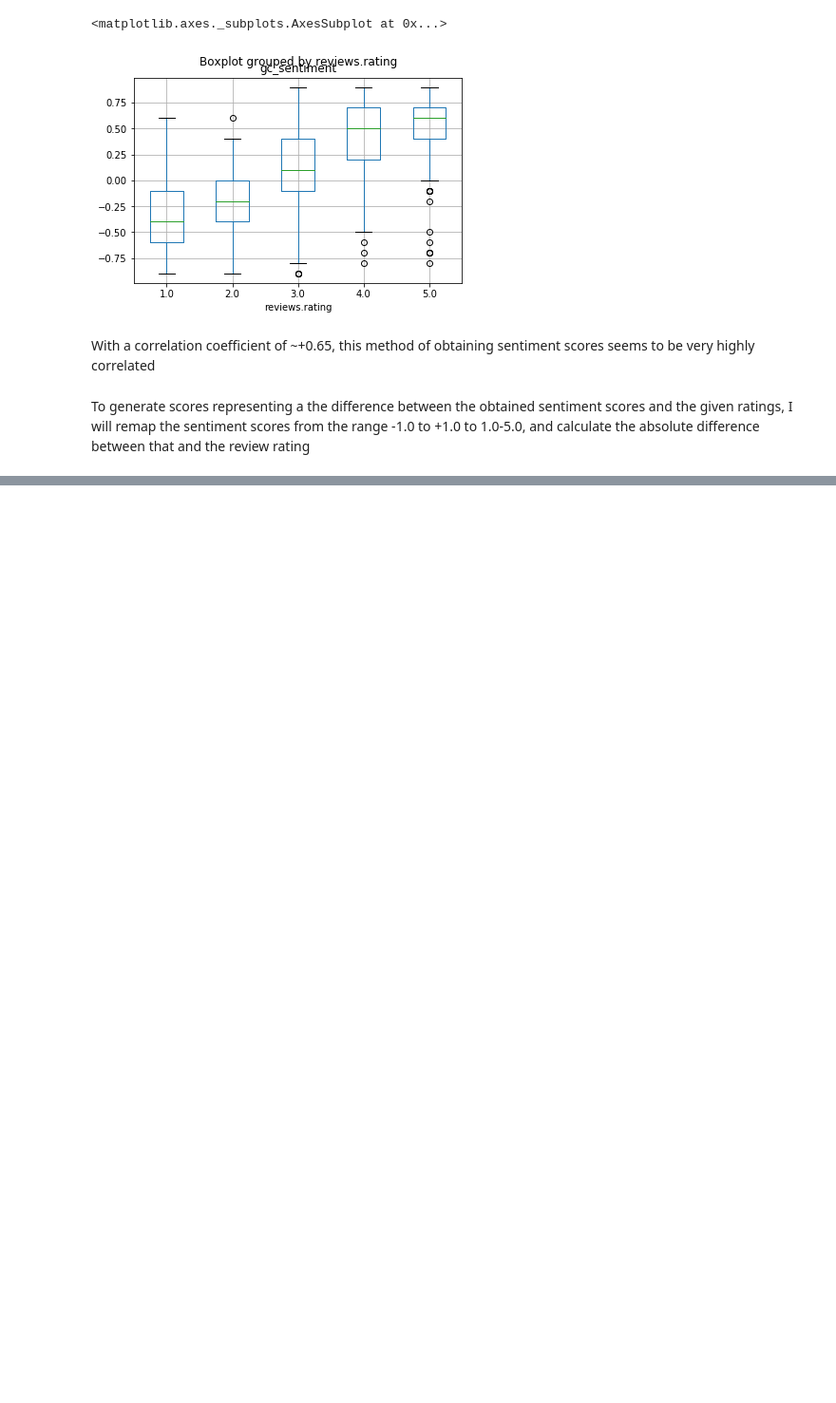
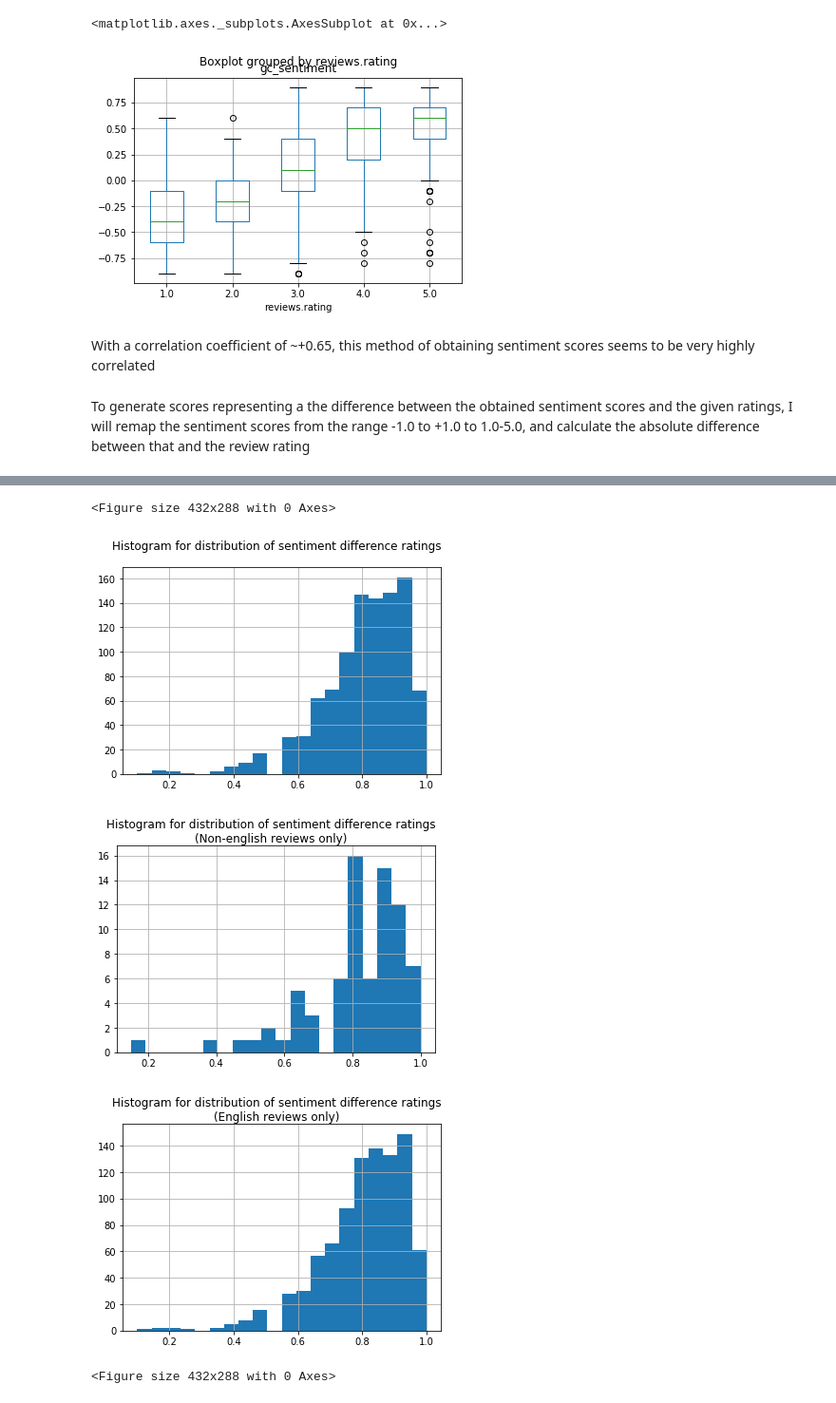
Before and after one commit to SJTButler/hotel-review-analysis, a Jupyter notebook: Hotel Review Analysis.ipynb, the cells around one changed output, grey strips where cells are left out. Shown at 95% size. Drawn from its saved outputs; the diff is of its cells as text; code cells hidden in the pictures; blank space fills up the shorter version.

```diff
--- a/Hotel Review Analysis.ipynb
+++ b/Hotel Review Analysis.ipynb
@@ -831,0 +864,5 @@ print(get_sentiment_difference(-1,5))
+# %%
+df_small["gc_sentiment_difference_rating"] = df_small.apply(lambda x:
+                                                            get_sentiment_difference_score(x["gc_sentiment"],
+                                                                                          x["reviews.rating"]),
+                                                           axis=1)
@@ -831,0 +892,19 @@ print(get_sentiment_difference(-1,5))
+# %%
+
+df_small["gc_sentiment_difference_rating"].hist(bins=20)
+plt.suptitle("Histogram for distribution of sentiment difference ratings")
+plt.figure()
+
+df_small[df_small["detected_language"].str[0] != "en"]["gc_sentiment_difference_rating"].hist(bins=20)
+plt.suptitle("Histogram for distribution of sentiment difference ratings\n(Non-english reviews only)")
+plt.figure()
+
+df_small[df_small["detected_language"].str[0] == "en"]["gc_sentiment_difference_rating"].hist(bins=20)
+plt.suptitle("Histogram for distribution of sentiment difference ratings\n(English reviews only)")
+plt.figure()
+# %% [output]
+<Figure size 432x288 with 0 Axes>
+[figure, added]
+[figure, added]
+[figure, added]
+<Figure size 432x288 with 0 Axes>
```
Also changed, not shown: parts of 26 cells of this notebook.
